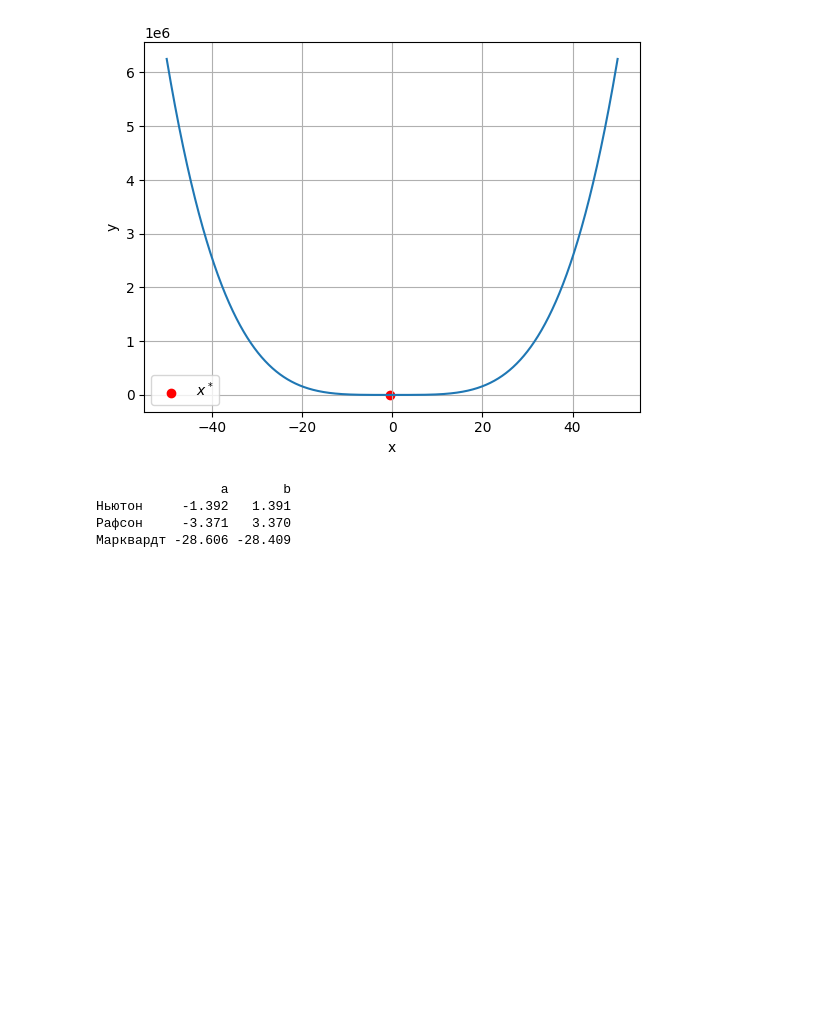
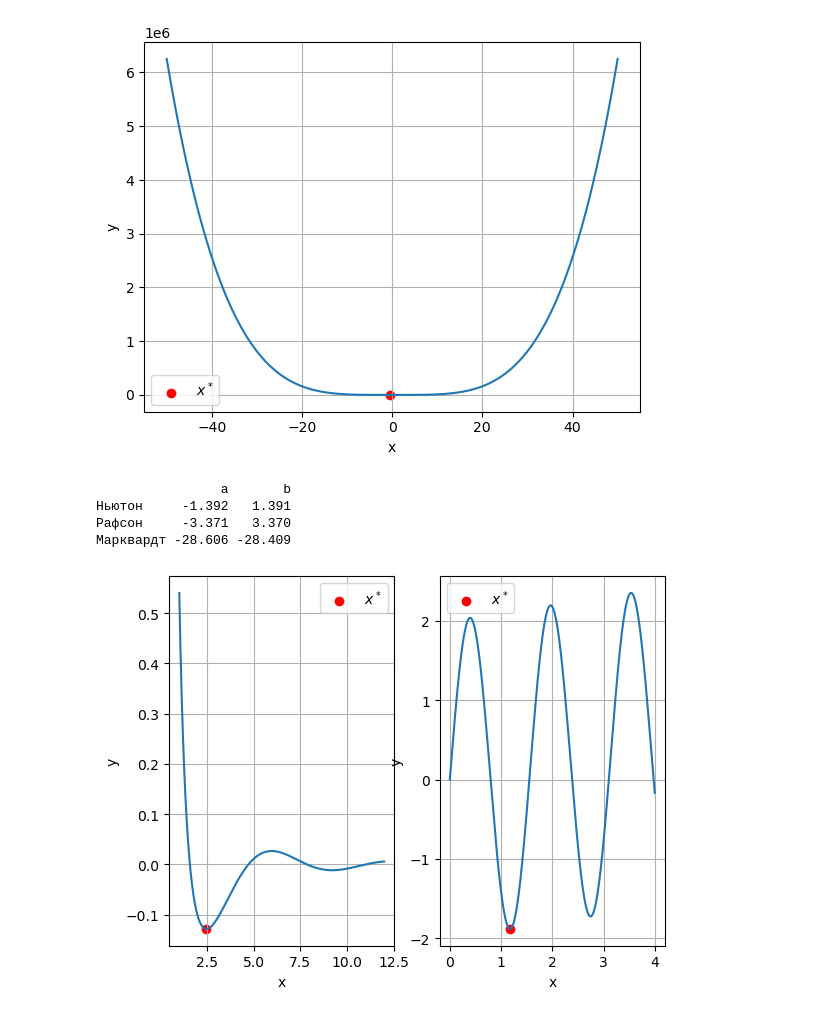
Before and after one commit to BROsandr/opt_methods, a Jupyter notebook: lab1/task.ipynb, the cells around one changed output. Saved outputs shown, nothing was run; the diff lists cells and outputs as text; code cells hidden in the pictures; blank space fills up the shorter version.

```diff
--- a/lab1/task.ipynb
+++ b/lab1/task.ipynb
@@ -197,3 +196,32 @@ print(df)
 Ньютон     -1.392   1.391
 Рафсон     -3.371   3.370
 Марквардт -28.606 -28.409
+# %%
+def multi_f1(x):
+  return math.cos(x) / x**2
+
+def multi_f2(x):
+  return 1 / 10 * x + 2 * math.sin(4*x)
+
+MULTI_F1_MIN_POINT = Point(x=2.45871, y=-0.128325)
+MULTI_F2_MIN_POINT = Point(x=1.1750, y=-1.8823)
+# %%
+x1 = np.arange(1, 12, 0.001)
+x2 = np.arange(0, 4, 0.001)
+y1 = [multi_f1(y) for y in x1]
+y2 = [multi_f2(y) for y in x2]
+
+fig, (ax1, ax2) = plt.subplots(1, 2)
+ax1.scatter(MULTI_F1_MIN_POINT.x, MULTI_F1_MIN_POINT.y, c='r', label='$x^*$')
+ax1.plot(x1, y1)
+ax1.set(xlabel='x', ylabel='y')
+ax1.legend()
+ax1.grid()
+ax2.scatter(MULTI_F2_MIN_POINT.x, MULTI_F2_MIN_POINT.y, c='r', label='$x^*$')
+ax2.plot(x2, y2)
+ax2.set(xlabel='x', ylabel='y')
+ax2.legend()
+ax2.grid()
+plt.show()
+# %% [output]
+[figure, added]
```
Also changed, not shown: parts of 3 cells of this notebook.
